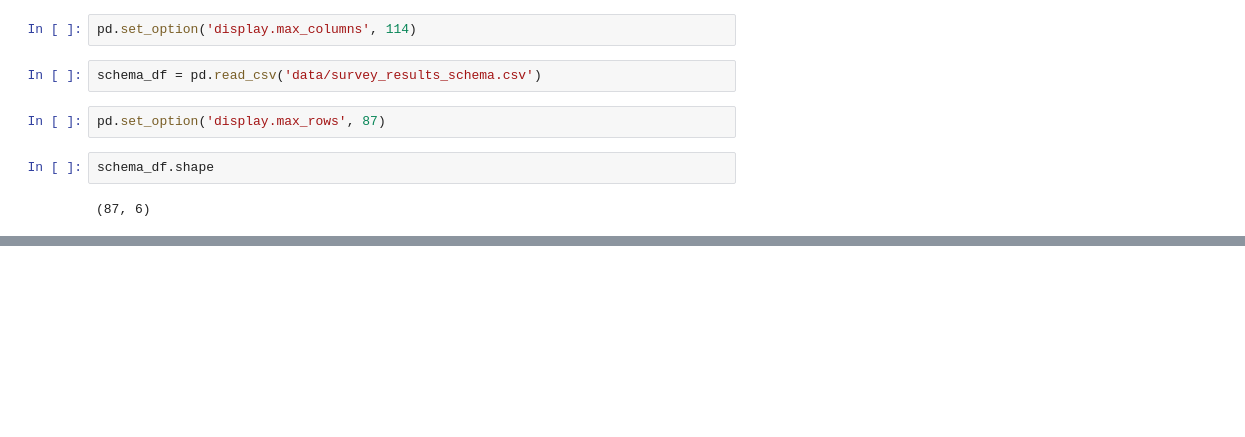
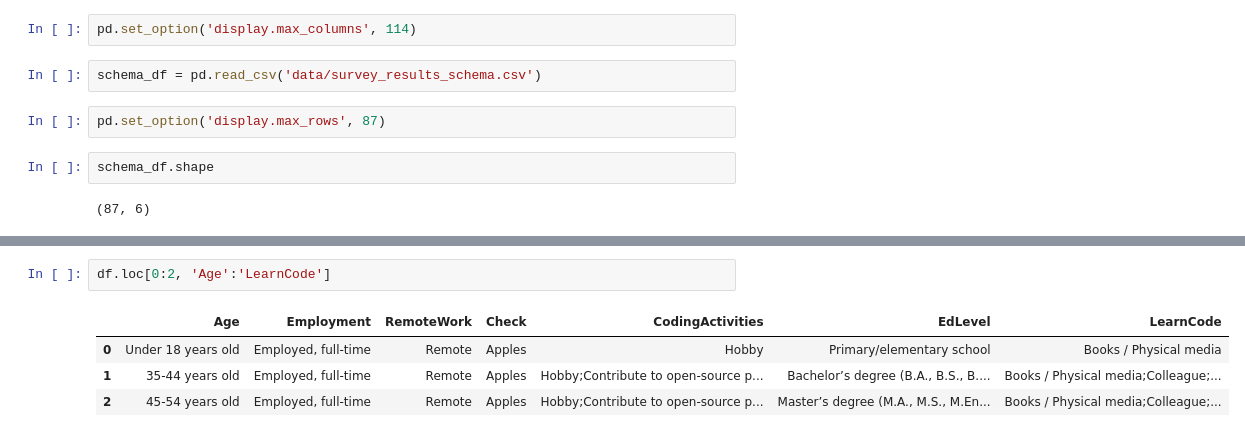
Before and after one commit to jcbcouch/pandas_stackoverflowsurvey, a Jupyter notebook: stackoverflow.ipynb, the cells around one changed output, grey strips where cells are left out. Cells and saved outputs as stored; diff of their text form; blank space fills up the shorter version.

```diff
--- a/stackoverflow.ipynb
+++ b/stackoverflow.ipynb
@@ -54,0 +151,7 @@ df.tail(10)
+# %%
+df.loc[0:2, 'Age':'LearnCode']
+# %% [output]
+|  | Age | Employment | RemoteWork | Check | CodingActivities | EdLevel | LearnCode |
+| 0 | Under 18 years old | Employed, full-time | Remote | Apples | Hobby | Primary/elementary school | Books / Physical media |
+| 1 | 35-44 years old | Employed, full-time | Remote | Apples | Hobby;Contribute to open-source p... | Bachelor’s degree (B.A., B.S., B.... | Books / Physical media;Colleague;... |
+| 2 | 45-54 years old | Employed, full-time | Remote | Apples | Hobby;Contribute to open-source p... | Master’s degree (M.A., M.S., M.En... | Books / Physical media;Colleague;... |
```
Also changed, not shown: parts of 9 cells of this notebook.
